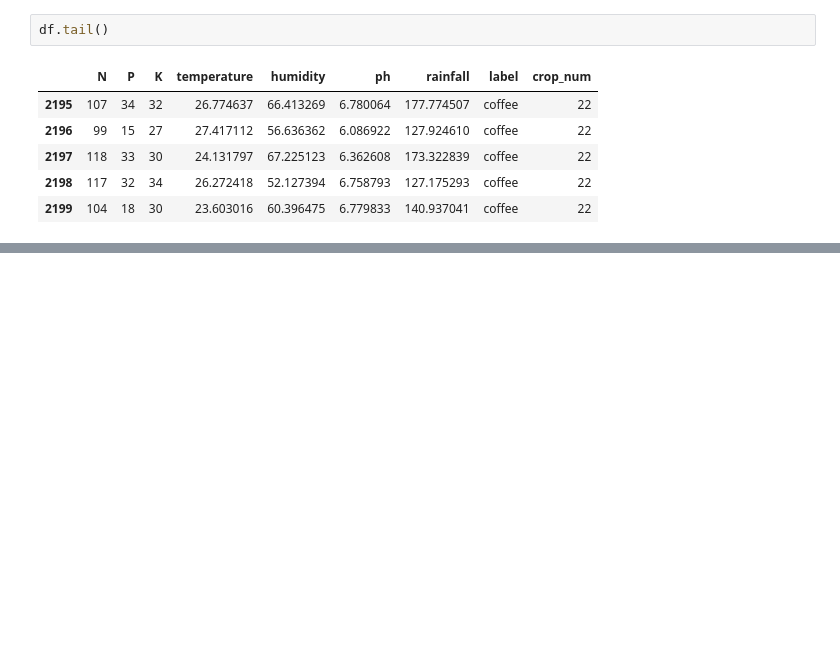
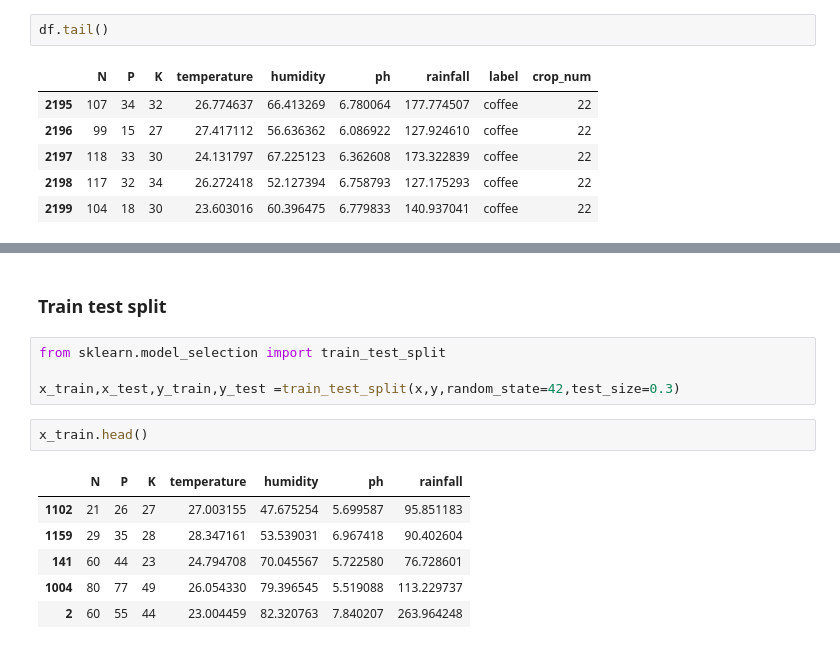
Before and after one commit to arslan-sb/Crop-Recommendation-system, a Jupyter notebook: crop_recommendation.ipynb, the cells around one changed output, grey strips where cells are left out. Cells and saved outputs as stored; diff of their text form; blank space fills up the shorter version.

```diff
--- a/crop_recommendation.ipynb
+++ b/crop_recommendation.ipynb
@@ -356,0 +392,15 @@ df
+# %% [markdown]
+### Train test split
+# %%
+from sklearn.model_selection import train_test_split
+
+x_train,x_test,y_train,y_test =train_test_split(x,y,random_state=42,test_size=0.3)
+# %%
+x_train.head()
+# %% [output]
+|  | N | P | K | temperature | humidity | ph | rainfall |
+| 1102 | 21 | 26 | 27 | 27.003155 | 47.675254 | 5.699587 | 95.851183 |
+| 1159 | 29 | 35 | 28 | 28.347161 | 53.539031 | 6.967418 | 90.402604 |
+| 141 | 60 | 44 | 23 | 24.794708 | 70.045567 | 5.722580 | 76.728601 |
+| 1004 | 80 | 77 | 49 | 26.054330 | 79.396545 | 5.519088 | 113.229737 |
+| 2 | 60 | 55 | 44 | 23.004459 | 82.320763 | 7.840207 | 263.964248 |
```
Also changed, not shown: parts of 13 cells of this notebook.
